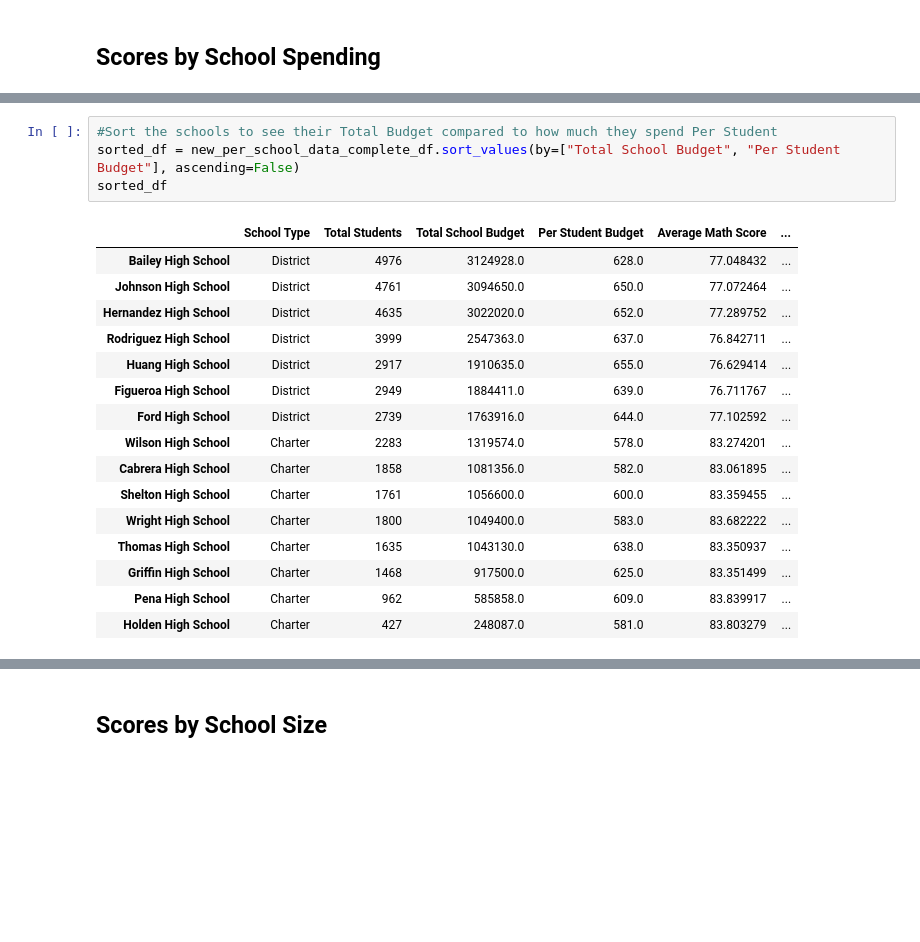
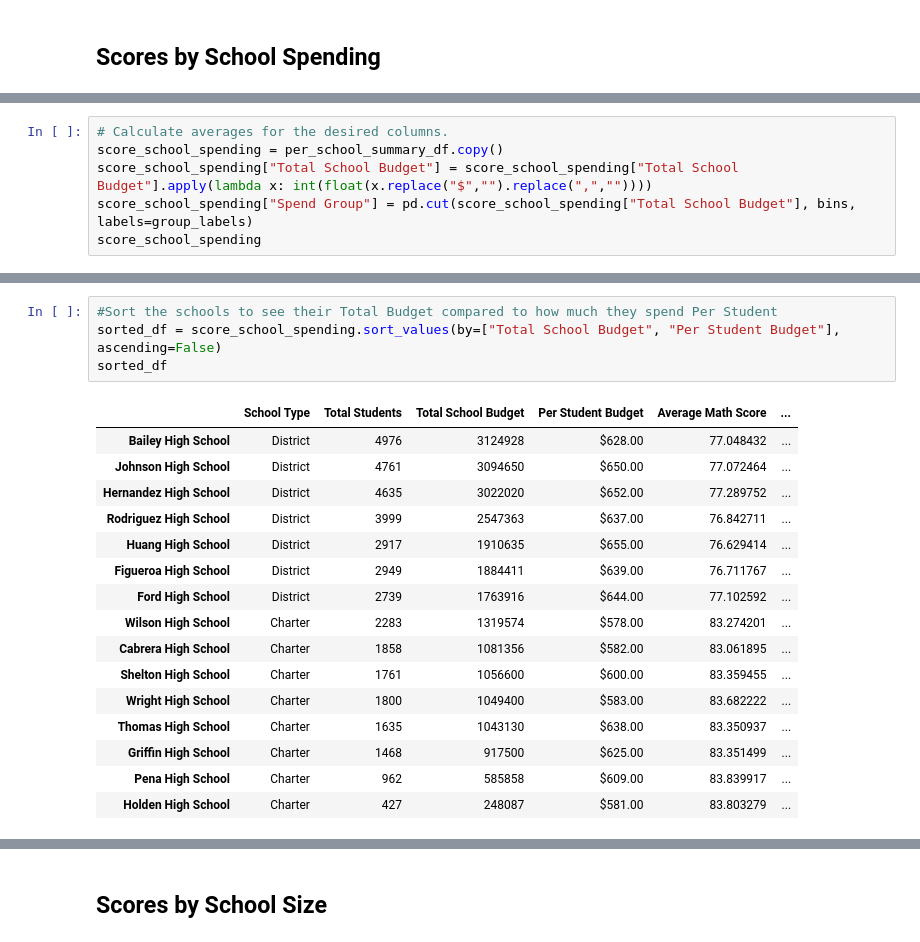
Before and after one commit to kaileymd/School_District_Analysis, a Jupyter notebook: PyCitySchools_Challenge.ipynb, the cells around one changed output, grey strips where cells are left out. Drawn from its saved outputs; the diff is of its cells as text; blank space fills up the shorter version.

```diff
--- a/PyCitySchools_Challenge.ipynb
+++ b/PyCitySchools_Challenge.ipynb
@@ -530,0 +477,6 @@ new_per_school_data_complete_df.head()
+# %%
+# Calculate averages for the desired columns.
+score_school_spending = per_school_summary_df.copy()
+score_school_spending["Total School Budget"] = score_school_spending["Total School Budget"].apply(lambda x: int(float(x.replace("$","").replace(",",""))))
+score_school_spending["Spend Group"] = pd.cut(score_school_spending["Total School Budget"], bins, labels=group_labels)
+score_school_spending
@@ -531,23 +500,23 @@ new_per_school_data_complete_df.head()
 # %%
 #Sort the schools to see their Total Budget compared to how much they spend Per Student
-sorted_df = new_per_school_data_complete_df.sort_values(by=["Total School Budget", "Per Student Budget"], ascending=False)
+sorted_df = score_school_spending.sort_values(by=["Total School Budget", "Per Student Budget"], ascending=False)
 sorted_df
 # %% [output]
 |  | School Type | Total Students | Total School Budget | Per Student Budget | Average Math Score | ... |
-| Bailey High School | District | 4976 | 3124928.0 | 628.0 | 77.048432 | ... |
-| Johnson High School | District | 4761 | 3094650.0 | 650.0 | 77.072464 | ... |
-| Hernandez High School | District | 4635 | 3022020.0 | 652.0 | 77.289752 | ... |
-| Rodriguez High School | District | 3999 | 2547363.0 | 637.0 | 76.842711 | ... |
-| Huang High School | District | 2917 | 1910635.0 | 655.0 | 76.629414 | ... |
-| Figueroa High School | District | 2949 | 1884411.0 | 639.0 | 76.711767 | ... |
-| Ford High School | District | 2739 | 1763916.0 | 644.0 | 77.102592 | ... |
-| Wilson High School | Charter | 2283 | 1319574.0 | 578.0 | 83.274201 | ... |
-| Cabrera High School | Charter | 1858 | 1081356.0 | 582.0 | 83.061895 | ... |
-| Shelton High School | Charter | 1761 | 1056600.0 | 600.0 | 83.359455 | ... |
-| Wright High School | Charter | 1800 | 1049400.0 | 583.0 | 83.682222 | ... |
-| Thomas High School | Charter | 1635 | 1043130.0 | 638.0 | 83.350937 | ... |
-| Griffin High School | Charter | 1468 | 917500.0 | 625.0 | 83.351499 | ... |
-| Pena High School | Charter | 962 | 585858.0 | 609.0 | 83.839917 | ... |
-| Holden High School | Charter | 427 | 248087.0 | 581.0 | 83.803279 | ... |
+| Bailey High School | District | 4976 | 3124928 | $628.00 | 77.048432 | ... |
+| Johnson High School | District | 4761 | 3094650 | $650.00 | 77.072464 | ... |
+| Hernandez High School | District | 4635 | 3022020 | $652.00 | 77.289752 | ... |
+| Rodriguez High School | District | 3999 | 2547363 | $637.00 | 76.842711 | ... |
+| Huang High School | District | 2917 | 1910635 | $655.00 | 76.629414 | ... |
+| Figueroa High School | District | 2949 | 1884411 | $639.00 | 76.711767 | ... |
+| Ford High School | District | 2739 | 1763916 | $644.00 | 77.102592 | ... |
+| Wilson High School | Charter | 2283 | 1319574 | $578.00 | 83.274201 | ... |
+| Cabrera High School | Charter | 1858 | 1081356 | $582.00 | 83.061895 | ... |
+| Shelton High School | Charter | 1761 | 1056600 | $600.00 | 83.359455 | ... |
+| Wright High School | Charter | 1800 | 1049400 | $583.00 | 83.682222 | ... |
+| Thomas High School | Charter | 1635 | 1043130 | $638.00 | 83.350937 | ... |
+| Griffin High School | Charter | 1468 | 917500 | $625.00 | 83.351499 | ... |
+| Pena High School | Charter | 962 | 585858 | $609.00 | 83.839917 | ... |
+| Holden High School | Charter | 427 | 248087 | $581.00 | 83.803279 | ... |
 # %%
 #Scores by School Spending
```
Also changed, not shown: parts of 17 cells of this notebook, 1 other file.
